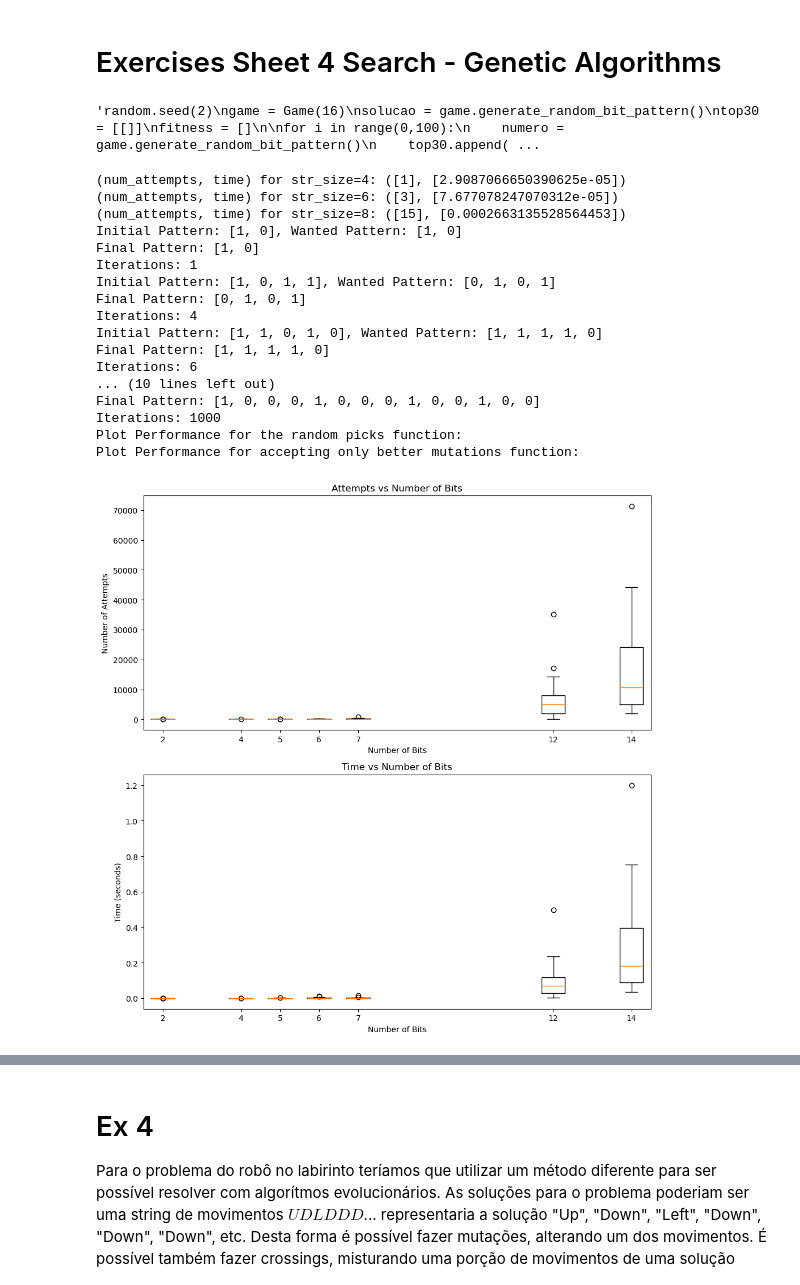
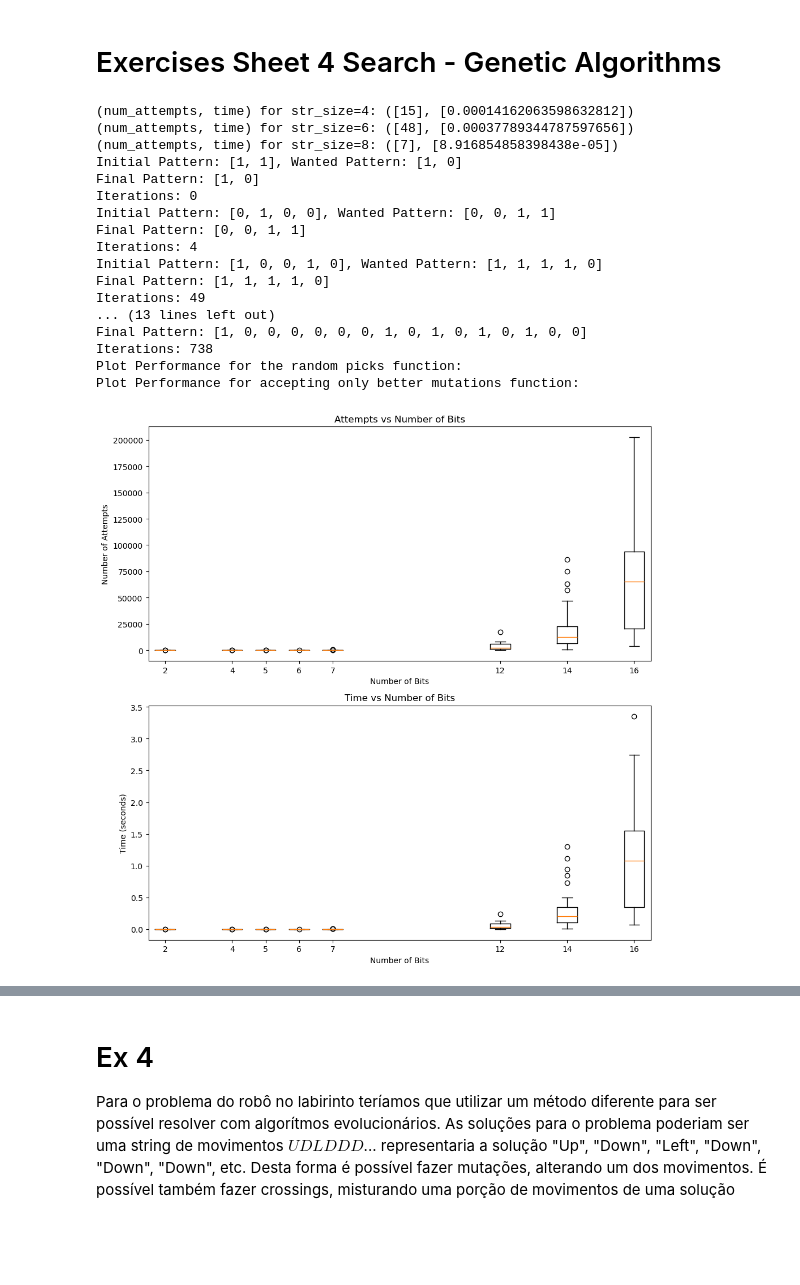
Before and after one commit to Yeshey/IAA-IntroAprendizagemAutomatica, a Jupyter notebook: Ficha4/Ficha4.ipynb, the cells around one changed output, grey strips where cells are left out. Cells and saved outputs as stored; diff of their text form; code cells hidden in the pictures; blank space fills up the shorter version.

```diff
--- a/Ficha4/Ficha4.ipynb
+++ b/Ficha4/Ficha4.ipynb
@@ -246,68 +246,45 @@ def plot_performance(str_sizes, num_trials, performance_func):
     axs[1].set_xticks(str_sizes)
 
     plt.tight_layout()
-
-'''random.seed(2)
-game = Game(16)
-solucao = game.generate_random_bit_pattern()
-top30 = [[]]
-fitness = []
-
-for i in range(0,100):
-    numero = game.generate_random_bit_pattern()
-    top30.append((numero,game.calc_fitness(numero)))
-
-top30.pop(0)
-top30.sort(key=lambda x: x[1], reverse=True)
-
-top30 = top30[0:30]
-
-for i in range(0,70):
-    numero = game.mutate_pattern(top30[random.randint(0,29)][0])
-    top30.append((numero,game.calc_fitness(numero)))
-
-print(top30)'''
-# %% [output]
-'random.seed(2)\ngame = Game(16)\nsolucao = game.generate_random_bit_pattern()\ntop30 = [[]]\nfitness = []\n\nfor i in range(0,100):\n    numero = game.generate_random_bit_pattern()\n    top30.append( ...
 # %%
 myGame = Game(6)
 #myPattern = myGame.generate_random_bit_pattern()
 #print(myPattern)
 #print(myGame.mutate_pattern(myPattern))
 
 print(f"(num_attempts, time) for str_size=4: {measure_performance_random_picks(str_size=4, num_trials=1)}")
 print(f"(num_attempts, time) for str_size=6: {measure_performance_random_picks(str_size=6, num_trials=1)}")
 print(f"(num_attempts, time) for str_size=8: {measure_performance_random_picks(str_size=8, num_trials=1)}")
 
-str_sizes = [2, 4, 5, 6, 7, 12, 14] # for tests
+str_sizes = [2, 4, 5, 6, 7, 12, 14, 16] # for tests
 
 # Ex 1 b)
 for x in str_sizes:
     only_better_fittness(x)
 
 # Define the pattern sizes to test#
 # Plot the performance
 print("Plot Performance for the random picks function:")
 plot_performance(str_sizes, num_trials=30, performance_func=measure_performance_random_picks)
 
 print("Plot Performance for accepting only better mutations function:")
 plot_performance(str_sizes, num_trials=30, performance_func=measure_performance_only_better_picks) # Ex 1 b)
 # %% [output]
-(num_attempts, time) for str_size=4: ([1], [2.9087066650390625e-05])
-(num_attempts, time) for str_size=6: ([3], [7.677078247070312e-05])
-(num_attempts, time) for str_size=8: ([15], [0.0002663135528564453])
-Initial Pattern: [1, 0], Wanted Pattern: [1, 0]
+(num_attempts, time) for str_size=4: ([15], [0.00014162063598632812])
+(num_attempts, time) for str_size=6: ([48], [0.00037789344787597656])
+(num_attempts, time) for str_size=8: ([7], [8.916854858398438e-05])
+Initial Pattern: [1, 1], Wanted Pattern: [1, 0]
 Final Pattern: [1, 0]
-Iterations: 1
-Initial Pattern: [1, 0, 1, 1], Wanted Pattern: [0, 1, 0, 1]
-Final Pattern: [0, 1, 0, 1]
+Iterations: 0
+Initial Pattern: [0, 1, 0, 0], Wanted Pattern: [0, 0, 1, 1]
+Final Pattern: [0, 0, 1, 1]
 Iterations: 4
-Initial Pattern: [1, 1, 0, 1, 0], Wanted Pattern: [1, 1, 1, 1, 0]
+Initial Pattern: [1, 0, 0, 1, 0], Wanted Pattern: [1, 1, 1, 1, 0]
 Final Pattern: [1, 1, 1, 1, 0]
-Iterations: 6
-... (10 lines left out)
-Final Pattern: [1, 0, 0, 0, 1, 0, 0, 0, 1, 0, 0, 1, 0, 0]
-Iterations: 1000
+Iterations: 49
+... (13 lines left out)
+Final Pattern: [1, 0, 0, 0, 0, 0, 0, 1, 0, 1, 0, 1, 0, 1, 0, 0]
+Iterations: 738
 Plot Performance for the random picks function:
 Plot Performance for accepting only better mutations function:
-[figure, old version]
+[figure, new version]
```
Also changed, not shown: parts of 5 cells of this notebook, 1 other file.
